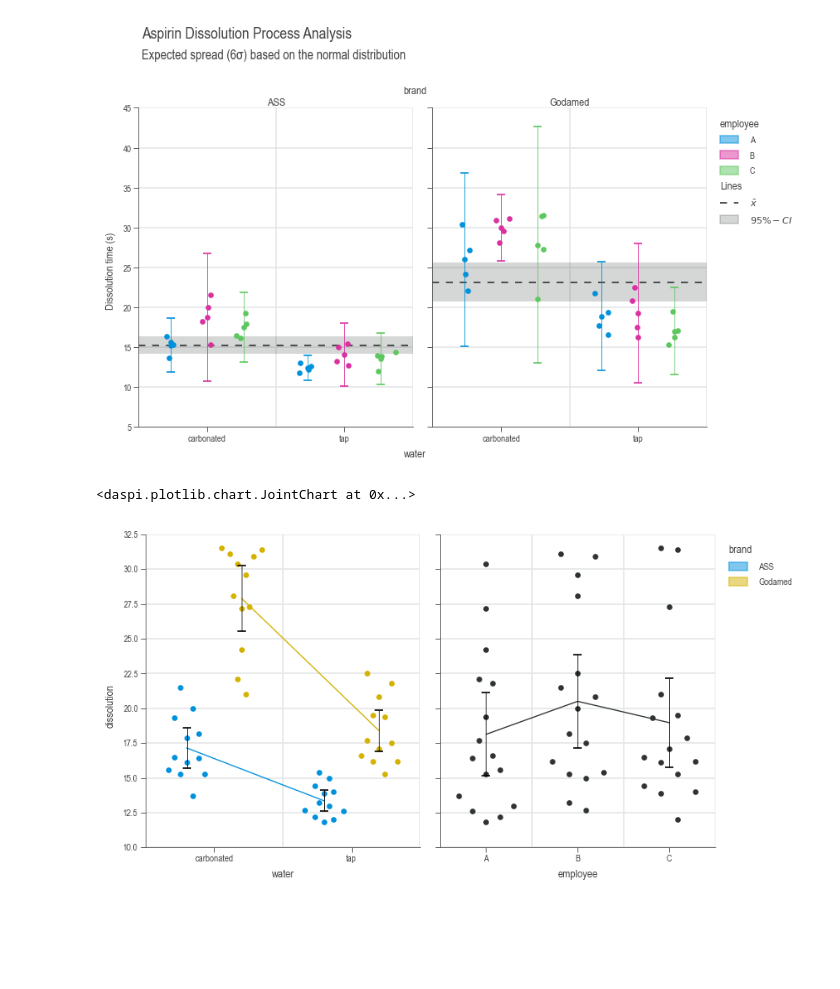
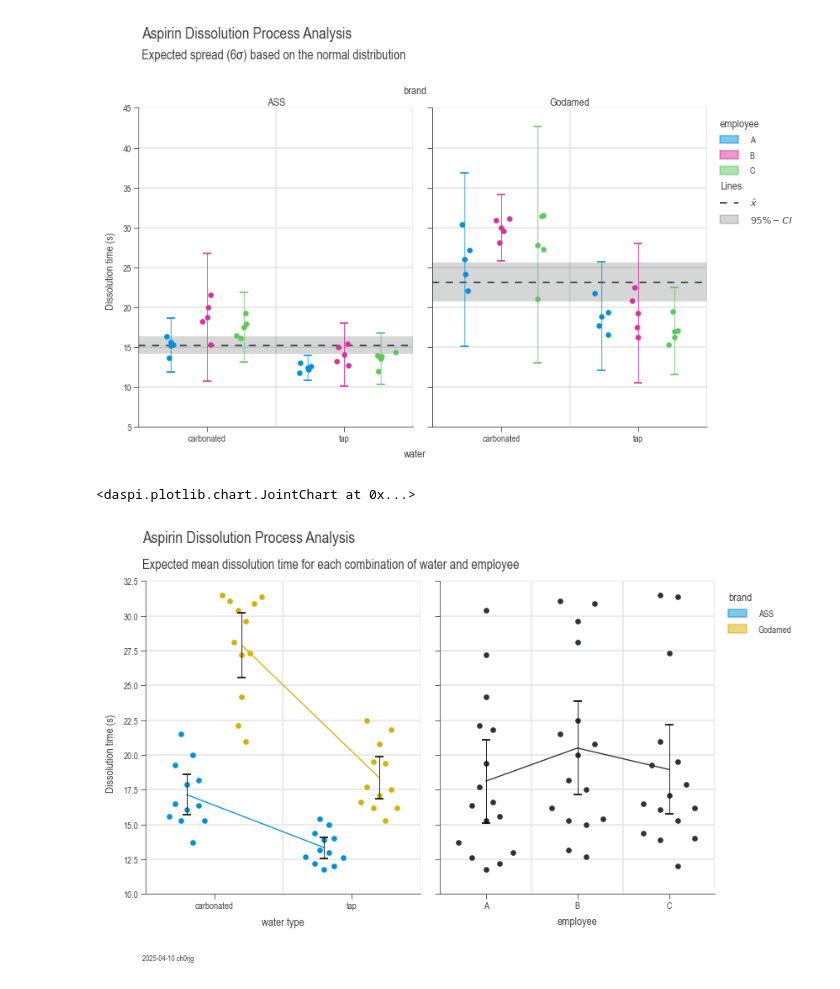
Before and after one commit to j4ggr/DaSPi, a Jupyter notebook: notebooks/doc-content_process-improvement.ipynb, the cells around one changed output. Cells and saved outputs as stored; diff of their text form; code cells hidden in the pictures; blank space fills up the shorter version.

```diff
--- a/notebooks/doc-content_process-improvement.ipynb
+++ b/notebooks/doc-content_process-improvement.ipynb
@@ -156,31 +158,35 @@ chart = dsp.MultivariateChart(
 # %%
 chart = dsp.JointChart(
         source=df,
         target='dissolution',
         feature=('water', 'employee'),
         hue=('brand', ''),
         ncols=2,
         nrows=1,
         sharey=True,
         dodge=True,
     )
 for i in range(chart.n_axes):
     chart.plot(
         dsp.CenterLocation,
         show_center=False,
     ).plot(
         dsp.MeanTest,
         n_groups=1,
         show_center=False,
         on_last_axes=True
     ).plot(
         dsp.Beeswarm,
         on_last_axes=True
     )
 
 chart.label(
-        feature_label=(True, True),
-        target_label=True)
+    fig_title='Aspirin Dissolution Process Analysis',
+    sub_title='Expected mean dissolution time for each combination of water and employee',
+    feature_label=('water type', 'employee'),
+    target_label='Dissolution time (s)',
+    info=True
+)
 # %% [output]
 <daspi.plotlib.chart.JointChart at 0x...>
-[figure, old version]
+[figure, new version]
```
Also changed, not shown: parts of 2 cells of this notebook, 28 other files.
